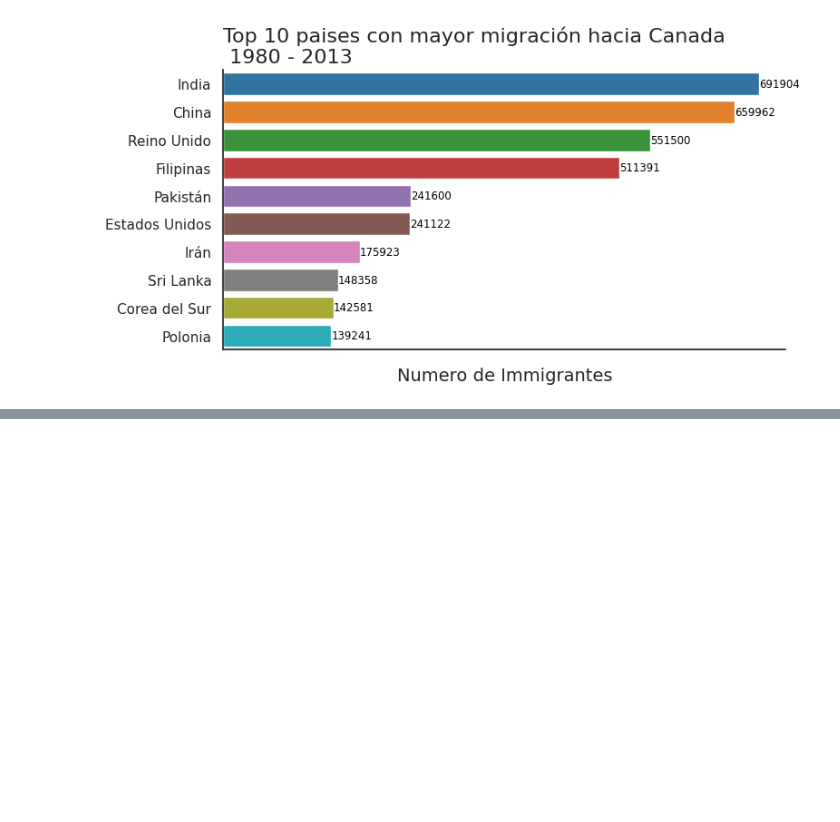
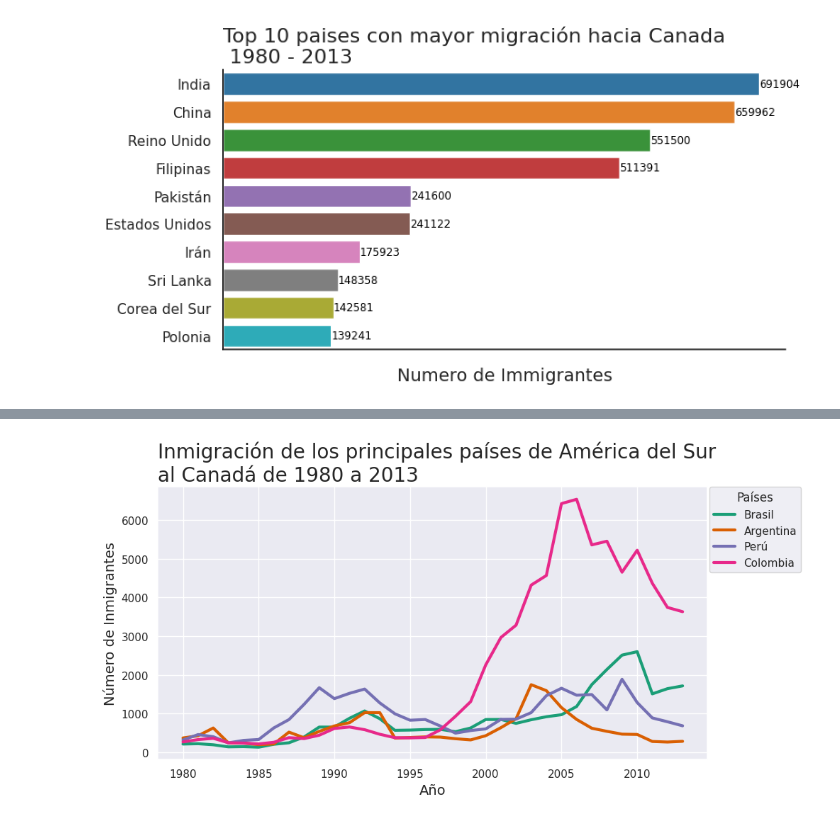
Before and after one commit to AndresCMontejo/Visualizaci-n-de-datos-con-Python-Matplotlib-Seaborn-y-Plotly, a Jupyter notebook: visualizacion_de_datos_con_python.ipynb, the cells around one changed output, grey strips where cells are left out. Drawn from its saved outputs; the diff is of its cells as text; code cells hidden in the pictures; blank space fills up the shorter version.

```diff
--- a/visualizacion_de_datos_con_python.ipynb
+++ b/visualizacion_de_datos_con_python.ipynb
@@ -603,0 +625,31 @@ generar_grafico('tab10')
+# %%
+"""
+En la primera línea, se utiliza la función set_theme() para definir un tema para el gráfico, lo que afecta al estilo del fondo, la cuadrícula, etc.
+En la segunda línea, se emplea la función set_palette() para establecer una paleta de colores para el gráfico. En este caso, se está utilizando el colormap 'Dark2', que tiene una variedad de colores oscuros.
+En la tercera línea, se usa la función subplots() para crear una figura con un área de trazado (eje) de tamaño especificado. Luego, se utiliza la función lineplot() de Seaborn para trazar las líneas para Brasil,
+Argentina, Perú y Colombia. Cada línea está etiquetada
+con el parámetro label que lleva el nombre del país y tiene una anchura de 3 píxeles, con lw=3.
+Las líneas siguientes definen el título, las etiquetas de los ejes y la frecuencia de las marcas en el eje X.
+Finalmente, se emplea la función legend() para añadir una leyenda al gráfico, situada en la esquina superior derecha y ligeramente fuera del trazado. En el código presentado, bbox_to_anchor=(1.18, 1.02) indica
+que la leyenda debe estar anclada en una posición ligeramente a la derecha y arriba de la esquina superior derecha del gráfico. El valor 1.18 para X indica que la leyenda debe colocarse un 18% a la derecha del extremo derecho del gráfico, mientras que el valor 1.02 para Y indica que la leyenda debe colocarse un 2% por encima del extremo superior del gráfico. Esto ayuda a evitar que la leyenda se superponga a otras partes del gráfico.
+El título de la leyenda se establece como 'Países'. Por último, se llama a la función plt.show() para mostrar el gráfico.
+"""
+#Otra forma de hacerlo
+sns.set_theme()
+sns.set_palette('Dark2')
+
+fig, ax = plt.subplots(figsize=(10, 5))
+ax = sns.lineplot(df.loc['Brasil', años], label='Brasil', lw=3)
+ax = sns.lineplot(df.loc['Argentina', años], label='Argentina', lw=3)
+ax = sns.lineplot(df.loc['Perú', años], label='Perú', lw=3)
+ax = sns.lineplot(df.loc['Colombia', años], label='Colombia', lw=3)
+
+ax.set_title('Inmigración de los principales países de América del Sur\nal Canadá de 1980 a 2013', loc='left', fontsize=20)
+ax.set_xlabel('Año', fontsize=14)
+ax.set_ylabel('Número de Inmigrantes', fontsize=14)
+ax.xaxis.set_major_locator(plt.MultipleLocator(5))
+ax.legend(title='Países', loc='upper right', bbox_to_anchor=(1.18, 1.02))
+
+plt.show()
+# %% [output]
+[figure, added]
```
Also changed, not shown: parts of 1 cell of this notebook.
